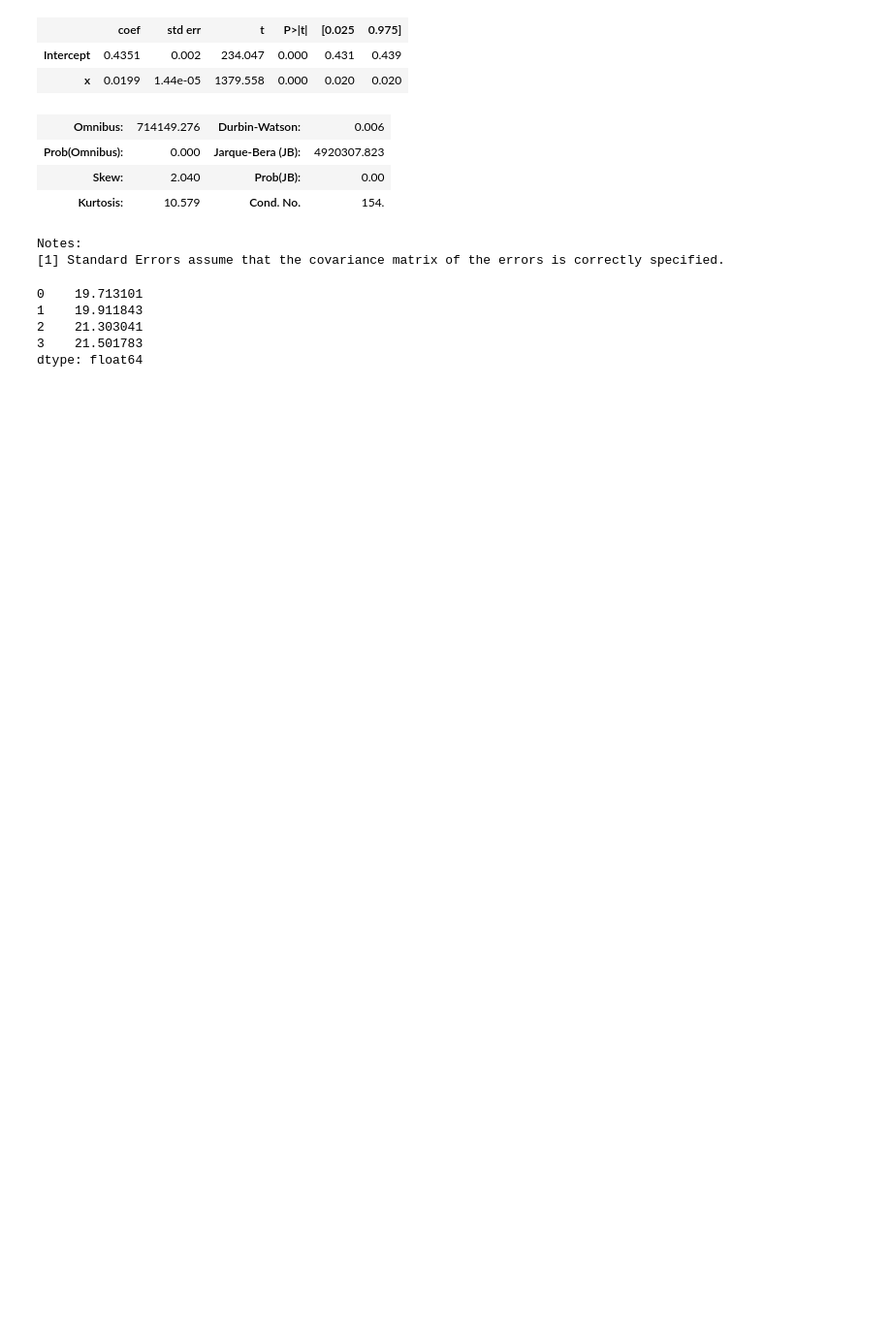
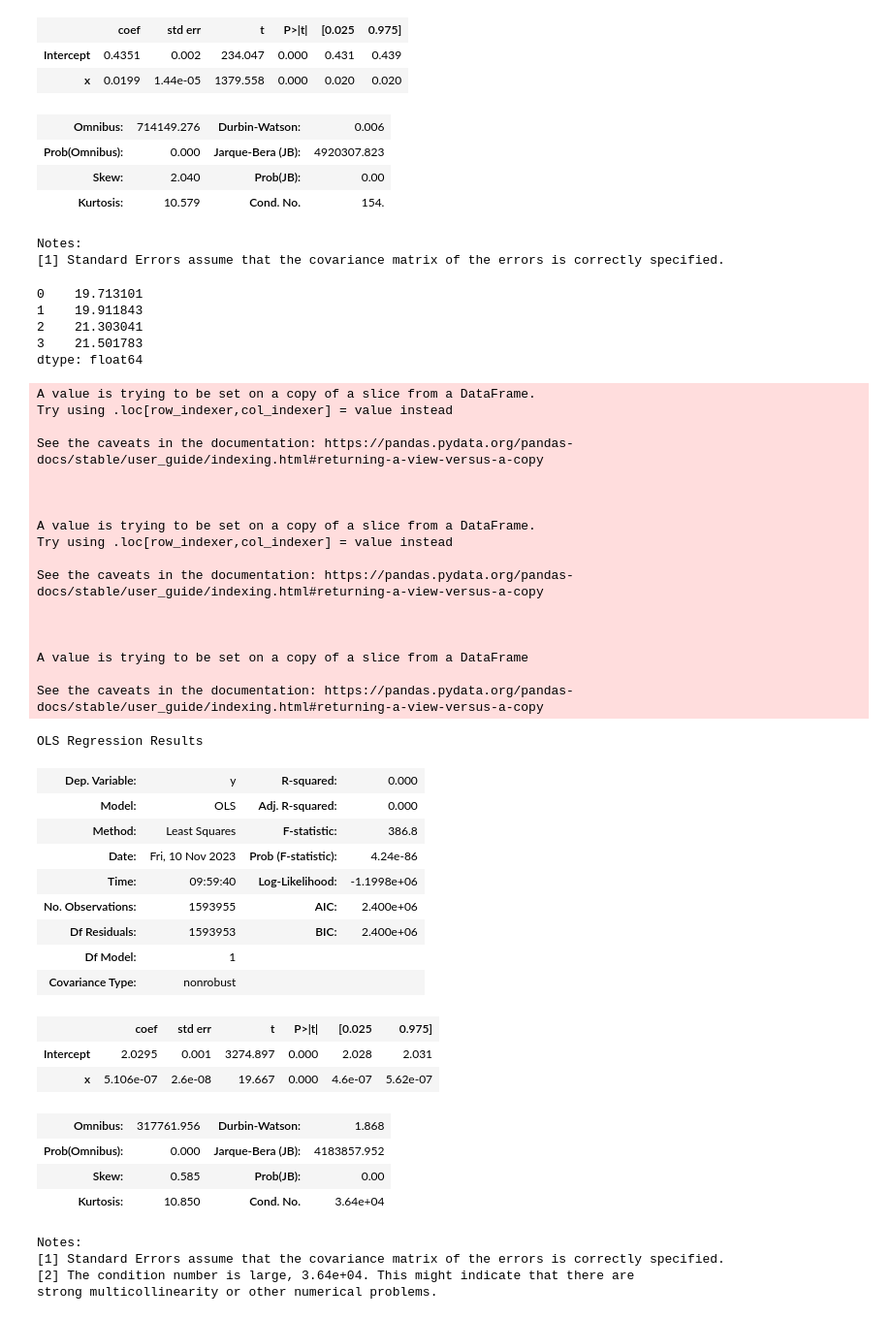
Before and after one commit to tj-072/eindpresentatie_VAv2, a Jupyter notebook: analyse.ipynb, the cells around one changed output. Shown: that part at 97% size. Saved outputs shown, nothing was run; the diff lists cells and outputs as text; code cells hidden in the pictures; blank space fills up the shorter version.

```diff
--- a/analyse.ipynb
+++ b/analyse.ipynb
@@ -526,4 +405,51 @@ model.predict(pd.DataFrame({'x': [970,980,1050,1060]}))
 2    21.303041
 3    21.501783
 dtype: float64
+# %%
+df=numerical_columns[['Zichtbaarheid (Decimeter ver kunnen kijken)','ANTL_PTJ']]
+df['y']=df['ANTL_PTJ']
+df['x']=df['Zichtbaarheid (Decimeter ver kunnen kijken)']
+df.drop(columns=['Zichtbaarheid (Decimeter ver kunnen kijken)','ANTL_PTJ'], inplace=True)
+
+model = smf.ols(formula= 'y~x', data=df).fit()
+model.summary()
+# %% [output]
+A value is trying to be set on a copy of a slice from a DataFrame.
+Try using .loc[row_indexer,col_indexer] = value instead
+
+See the caveats in the documentation: https://pandas.pydata.org/pandas-docs/stable/user_guide/indexing.html#returning-a-view-versus-a-copy
+
+
+
+A value is trying to be set on a copy of a slice from a DataFrame.
+Try using .loc[row_indexer,col_indexer] = value instead
+
+See the caveats in the documentation: https://pandas.pydata.org/pandas-docs/stable/user_guide/indexing.html#returning-a-view-versus-a-copy
+
+
+
+A value is trying to be set on a copy of a slice from a DataFrame
+
+See the caveats in the documentation: https://pandas.pydata.org/pandas-docs/stable/user_guide/indexing.html#returning-a-view-versus-a-copy
+OLS Regression Results
+| Dep. Variable: | y | R-squared: | 0.000 |
+| Model: | OLS | Adj. R-squared: | 0.000 |
+| Method: | Least Squares | F-statistic: | 386.8 |
+| Date: | Fri, 10 Nov 2023 | Prob (F-statistic): | 4.24e-86 |
+| Time: | 09:59:40 | Log-Likelihood: | -1.1998e+06 |
+| No. Observations: | 1593955 | AIC: | 2.400e+06 |
+| Df Residuals: | 1593953 | BIC: | 2.400e+06 |
+| Df Model: | 1 |  |  |
+| Covariance Type: | nonrobust |  |  |
+|  | coef | std err | t | P>|t| | [0.025 | 0.975] |
+| Intercept | 2.0295 | 0.001 | 3274.897 | 0.000 | 2.028 | 2.031 |
+| x | 5.106e-07 | 2.6e-08 | 19.667 | 0.000 | 4.6e-07 | 5.62e-07 |
+| Omnibus: | 317761.956 | Durbin-Watson: | 1.868 |
+| Prob(Omnibus): | 0.000 | Jarque-Bera (JB): | 4183857.952 |
+| Skew: | 0.585 | Prob(JB): | 0.00 |
+| Kurtosis: | 10.850 | Cond. No. | 3.64e+04 |
+Notes:
+[1] Standard Errors assume that the covariance matrix of the errors is correctly specified.
+[2] The condition number is large, 3.64e+04. This might indicate that there are
+strong multicollinearity or other numerical problems.
 # %%
```
Also changed, not shown: parts of 12 cells of this notebook, 1 other file.
